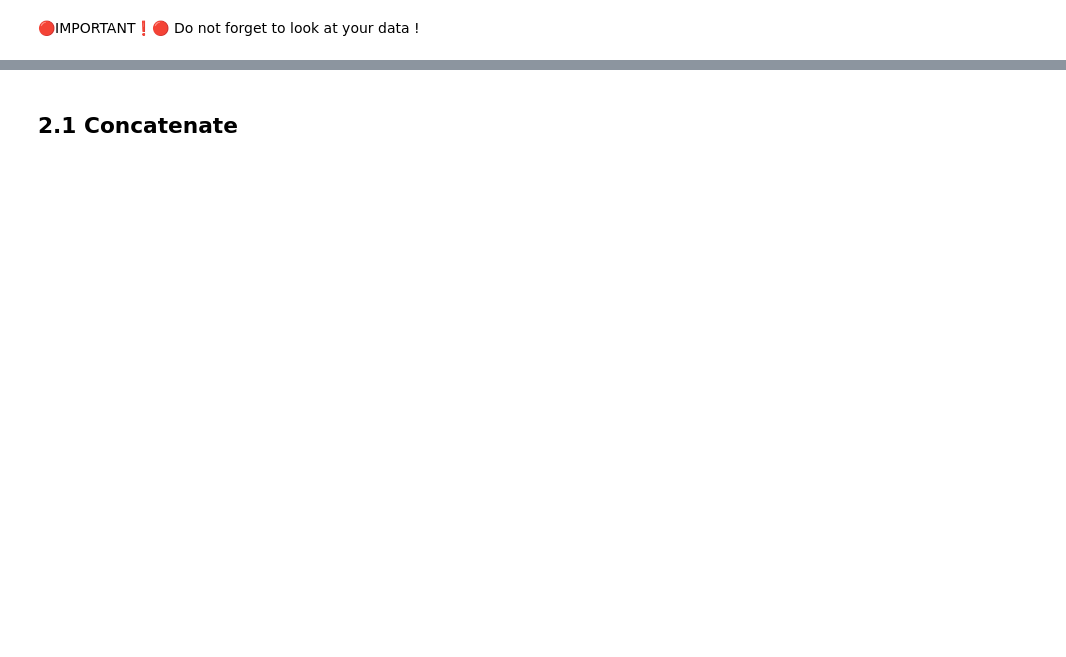
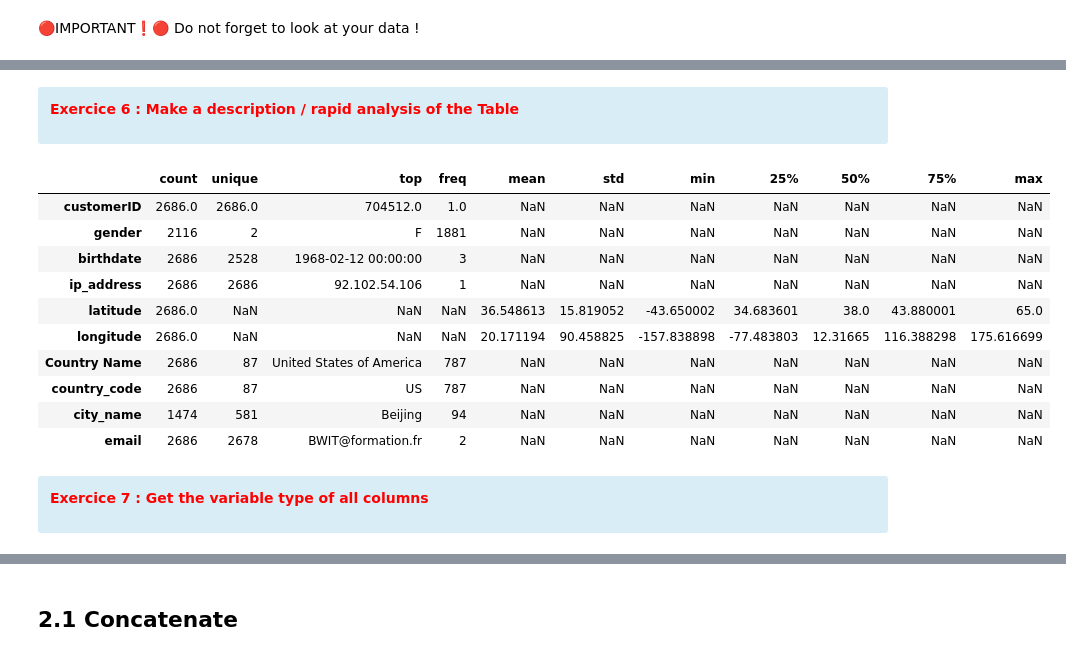
Before and after one commit to EM-Lyon-Data/Business-Analytics-Course-3-Python-For-DataManipulation, a Jupyter notebook: Course 3 : Python for Data Analysis.ipynb, the cells around one changed output, grey strips where cells are left out. Drawn from its saved outputs; the diff is of its cells as text; code cells hidden in the pictures; blank space fills up the shorter version.

```diff
--- a/Course 2 : Python for Data Analysis.ipynb
+++ b/Course 3 : Python for Data Analysis.ipynb
@@ -133,0 +227,20 @@ You will need the function <b>pandas.read_sql</b> : <a href="https://pandas.pyda
+# %% [markdown]
+<div class="alert alert-block alert-info">
+<b><p style="color:red;">Exercice 6 : Make a description / rapid analysis of the Table</p></b>
+# %%
+df_client.describe(include = "all").transpose()
+# %% [output]
+|  | count | unique | top | freq | mean | std | min | 25% | 50% | 75% | max |
+| customerID | 2686.0 | 2686.0 | 704512.0 | 1.0 | NaN | NaN | NaN | NaN | NaN | NaN | NaN |
+| gender | 2116 | 2 | F | 1881 | NaN | NaN | NaN | NaN | NaN | NaN | NaN |
+| birthdate | 2686 | 2528 | 1968-02-12 00:00:00 | 3 | NaN | NaN | NaN | NaN | NaN | NaN | NaN |
+| ip_address | 2686 | 2686 | 92.102.54.106 | 1 | NaN | NaN | NaN | NaN | NaN | NaN | NaN |
+| latitude | 2686.0 | NaN | NaN | NaN | 36.548613 | 15.819052 | -43.650002 | 34.683601 | 38.0 | 43.880001 | 65.0 |
+| longitude | 2686.0 | NaN | NaN | NaN | 20.171194 | 90.458825 | -157.838898 | -77.483803 | 12.31665 | 116.388298 | 175.616699 |
+| Country Name | 2686 | 87 | United States of America | 787 | NaN | NaN | NaN | NaN | NaN | NaN | NaN |
+| country_code | 2686 | 87 | US | 787 | NaN | NaN | NaN | NaN | NaN | NaN | NaN |
+| city_name | 1474 | 581 | Beijing | 94 | NaN | NaN | NaN | NaN | NaN | NaN | NaN |
+| email | 2686 | 2678 | BWIT@formation.fr | 2 | NaN | NaN | NaN | NaN | NaN | NaN | NaN |
+# %% [markdown]
+<div class="alert alert-block alert-info">
+<b><p style="color:red;">Exercice 7 : Get the variable type of all columns</p></b>
```
Also changed, not shown: parts of 62 cells of this notebook, 7 other files.
